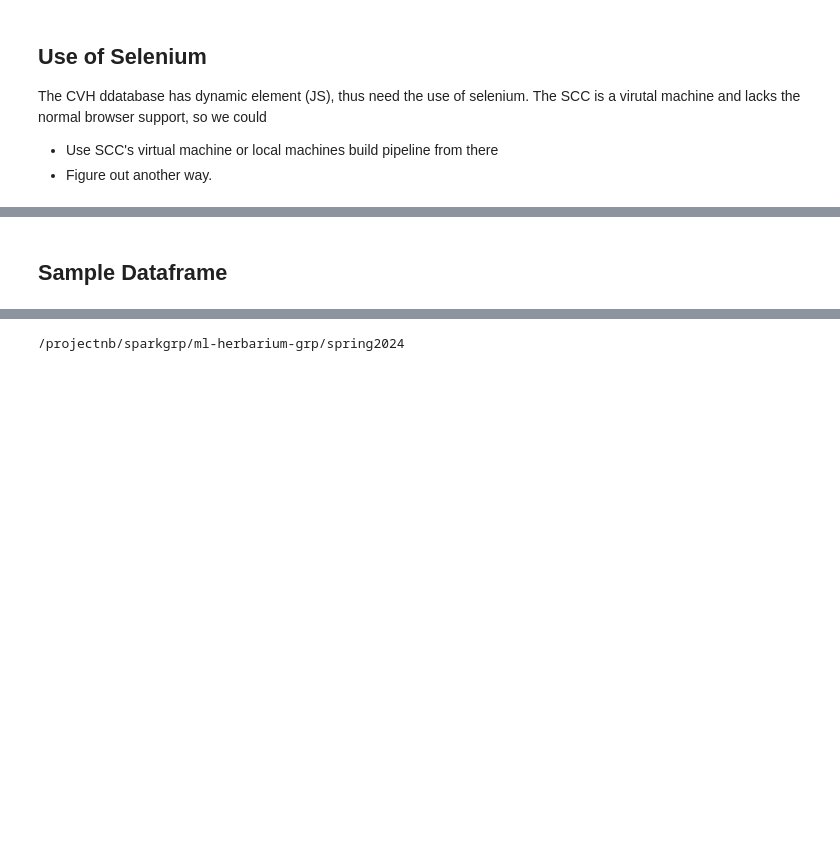
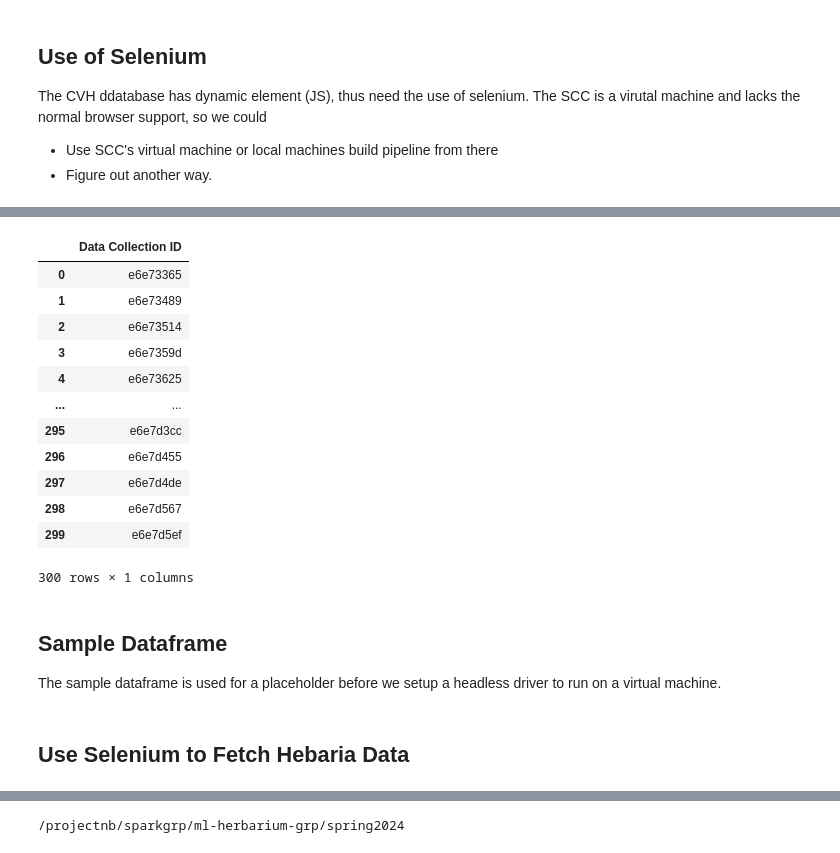
Before and after one commit to BU-Spark/ml-herbarium, a Jupyter notebook: Spring2024/EDA_spring2024.ipynb, the cells around one changed output, grey strips where cells are left out. Saved outputs shown, nothing was run; the diff lists cells and outputs as text; code cells hidden in the pictures; blank space fills up the shorter version.

```diff
--- a/Spring2024/EDA_spring2024.ipynb
+++ b/Spring2024/EDA_spring2024.ipynb
@@ -314,38 +321,76 @@ The SCC is a virutal machine and lacks the normal browser support, so we could
 # %%
 from selenium import webdriver
 from selenium.webdriver.chrome.service import Service
+from selenium.webdriver.chrome.options import Options
 from selenium.webdriver.common.by import By
 from webdriver_manager.chrome import ChromeDriverManager
 import pandas as pd
 import time
 
 # Set up Selenium WebDriver
-service = Service(ChromeDriverManager().install())
-driver = webdriver.Chrome(service=service)
+# service = Service(ChromeDriverManager().install())
+# driver = webdriver.Chrome(service=service)
+
+# Alternative
+# Set up Chrome options for headless execution
+chrome_options = Options()
+chrome_options.add_argument('--headless')
+chrome_options.add_argument('--no-sandbox')
+chrome_options.add_argument('--disable-dev-shm-usage')
+
+# Set up Selenium WebDriver with headless Chrome
+driver = webdriver.Chrome(options=chrome_options)
 
 # URL to scrape
-url = "https://www.cvh.ac.cn/spms/list.php?&offset=0"
+# The CVH page shows a list of 30 items so it will be offsetted by 30/60/90
+# url = "https://www.cvh.ac.cn/spms/list.php?&offset=0"
 
-# Open the URL
-driver.get(url)
+base_url = "https://www.cvh.ac.cn/spms/list.php?&offset="
 
-# Wait for the dynamic content to load
-time.sleep(5)  # Adjust the sleep time according to your internet speed and website response
+data_collection_ids = []
 
-# Find all elements with the specified class
-rows = driver.find_elements(By.CLASS_NAME, 'spms-row')
+# Iterate through the pages to fetch the top 300 responses (10 pages x 30 items per page)
+for offset in range(0, 300, 30):
+    # Modify the URL to include the current offset
+    url = base_url + str(offset)
 
-# Extract data-collection-id from each row
-data_collection_ids = [row.get_attribute('data-collection-id') for row in rows]
+    # Open the URL
+    driver.get(url)
+
+    # Wait for the dynamic content to load
+    time.sleep(5)  # Adjust the sleep time according to your internet speed and website response
+
+    # Find all elements with the specified class
+    rows = driver.find_elements(By.CLASS_NAME, 'spms-row')
+
+    # Extract data-collection-id from each row and append to the list
+    for row in rows:
+        data_collection_ids.append(row.get_attribute('data-collection-id'))
 
 # Close the WebDriver
 driver.quit()
 
 # Create a DataFrame
 data_collection_ids  = pd.DataFrame(data_collection_ids, columns=['Data Collection ID'])
 
 # Display the DataFrame
 data_collection_ids
+# %% [output]
+|  | Data Collection ID |
+| 0 | e6e73365 |
+| 1 | e6e73489 |
+| 2 | e6e73514 |
+| 3 | e6e7359d |
+| 4 | e6e73625 |
+| ... | ... |
+| 295 | e6e7d3cc |
+| 296 | e6e7d455 |
+| 297 | e6e7d4de |
+| 298 | e6e7d567 |
+| 299 | e6e7d5ef |
+300 rows × 1 columns
 # %% [markdown]
 ## Sample Dataframe
+
+The sample dataframe is used for a placeholder before we setup a headless driver to run on a virtual machine.
 # %%
@@ -364,0 +410,2 @@ data_collection_ids = pd.DataFrame(data)
+# %% [markdown]
+## Use Selenium to Fetch Hebaria Data
```
Also changed, not shown: parts of 9 cells of this notebook.
